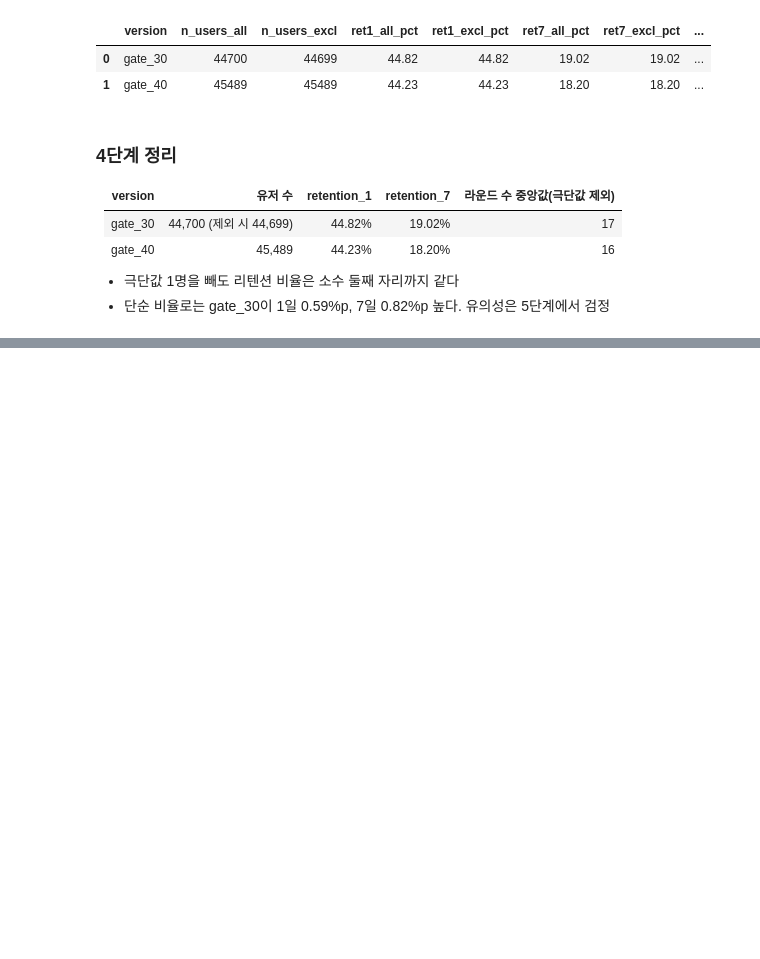
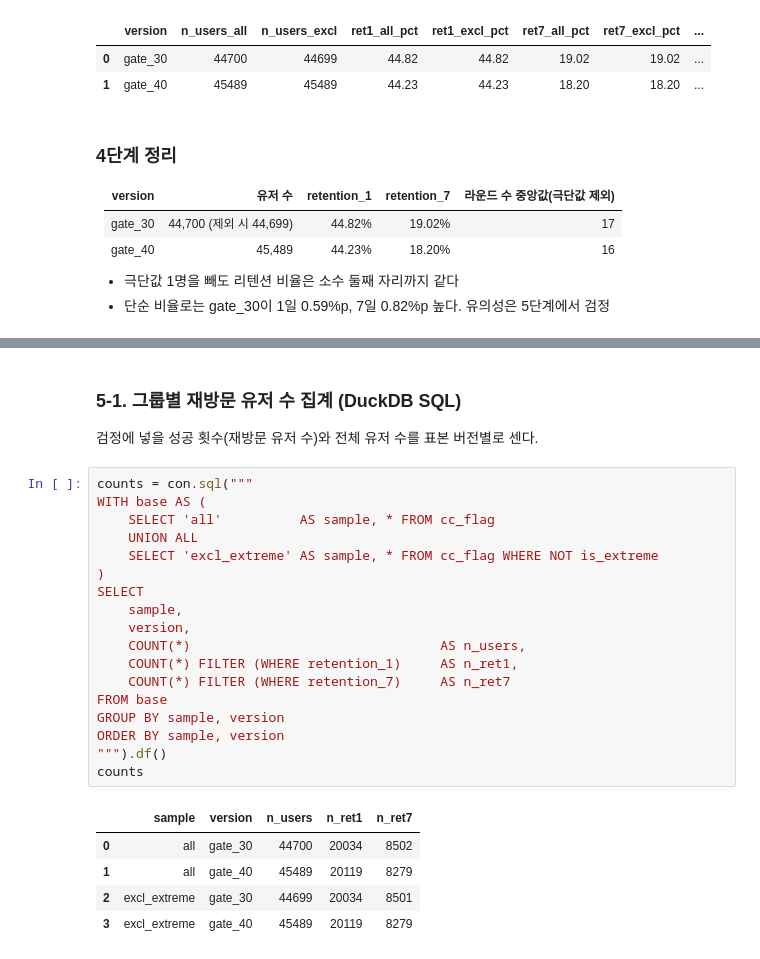
Before and after one commit to julyryunth-ux/cookie-cats-ab-test, a Jupyter notebook: analysis.ipynb, the cells around one changed output, grey strips where cells are left out. Saved outputs shown, nothing was run; the diff lists cells and outputs as text; blank space fills up the shorter version.

```diff
--- a/analysis.ipynb
+++ b/analysis.ipynb
@@ -287,0 +297,28 @@ summary
+# %% [markdown]
+### 5-1. 그룹별 재방문 유저 수 집계 (DuckDB SQL)
+
+검정에 넣을 성공 횟수(재방문 유저 수)와 전체 유저 수를 표본 버전별로 센다.
+# %%
+counts = con.sql("""
+WITH base AS (
+    SELECT 'all'          AS sample, * FROM cc_flag
+    UNION ALL
+    SELECT 'excl_extreme' AS sample, * FROM cc_flag WHERE NOT is_extreme
+)
+SELECT
+    sample,
+    version,
+    COUNT(*)                                AS n_users,
+    COUNT(*) FILTER (WHERE retention_1)     AS n_ret1,
+    COUNT(*) FILTER (WHERE retention_7)     AS n_ret7
+FROM base
+GROUP BY sample, version
+ORDER BY sample, version
+""").df()
+counts
+# %% [output]
+|  | sample | version | n_users | n_ret1 | n_ret7 |
+| 0 | all | gate_30 | 44700 | 20034 | 8502 |
+| 1 | all | gate_40 | 45489 | 20119 | 8279 |
+| 2 | excl_extreme | gate_30 | 44699 | 20034 | 8501 |
+| 3 | excl_extreme | gate_40 | 45489 | 20119 | 8279 |
```
Also changed, not shown: parts of 4 cells of this notebook.
